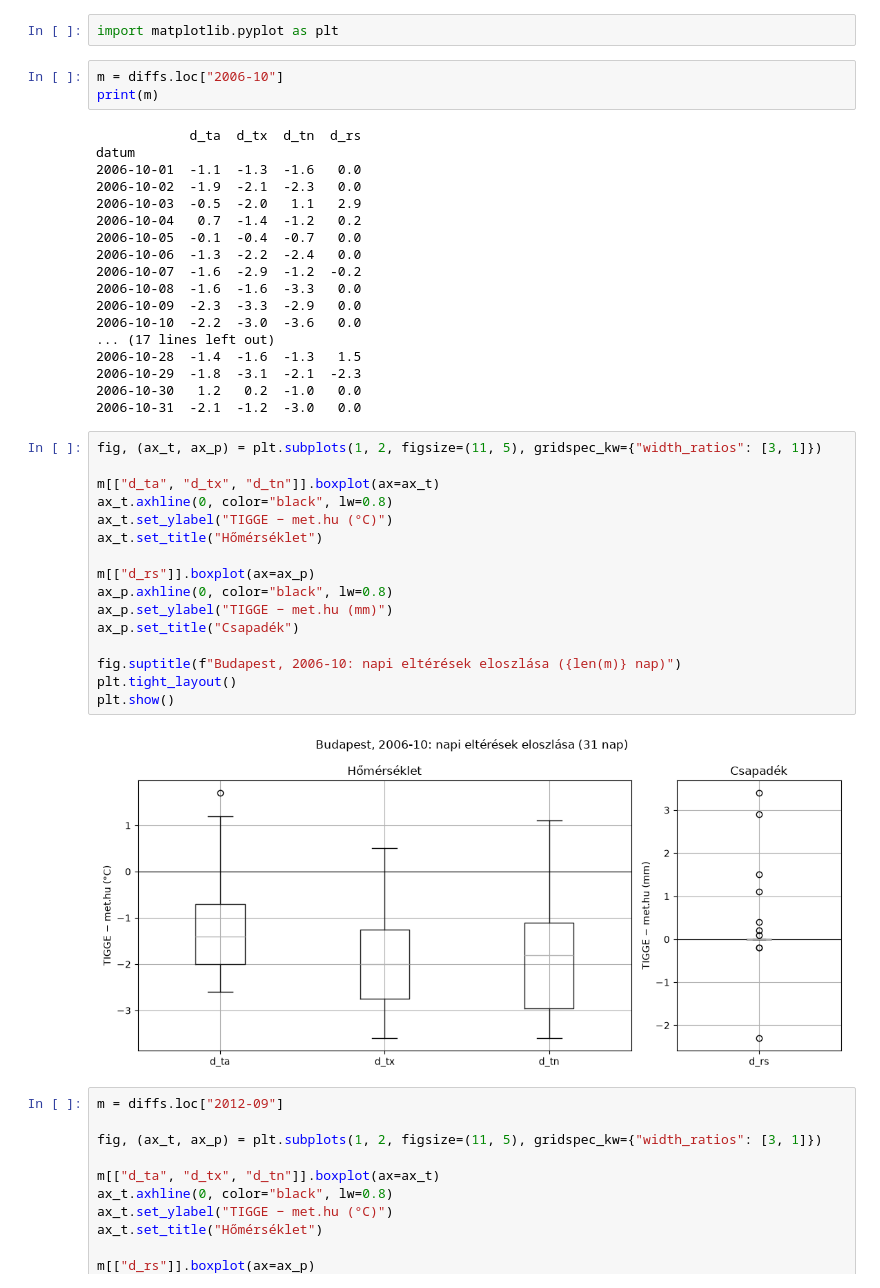
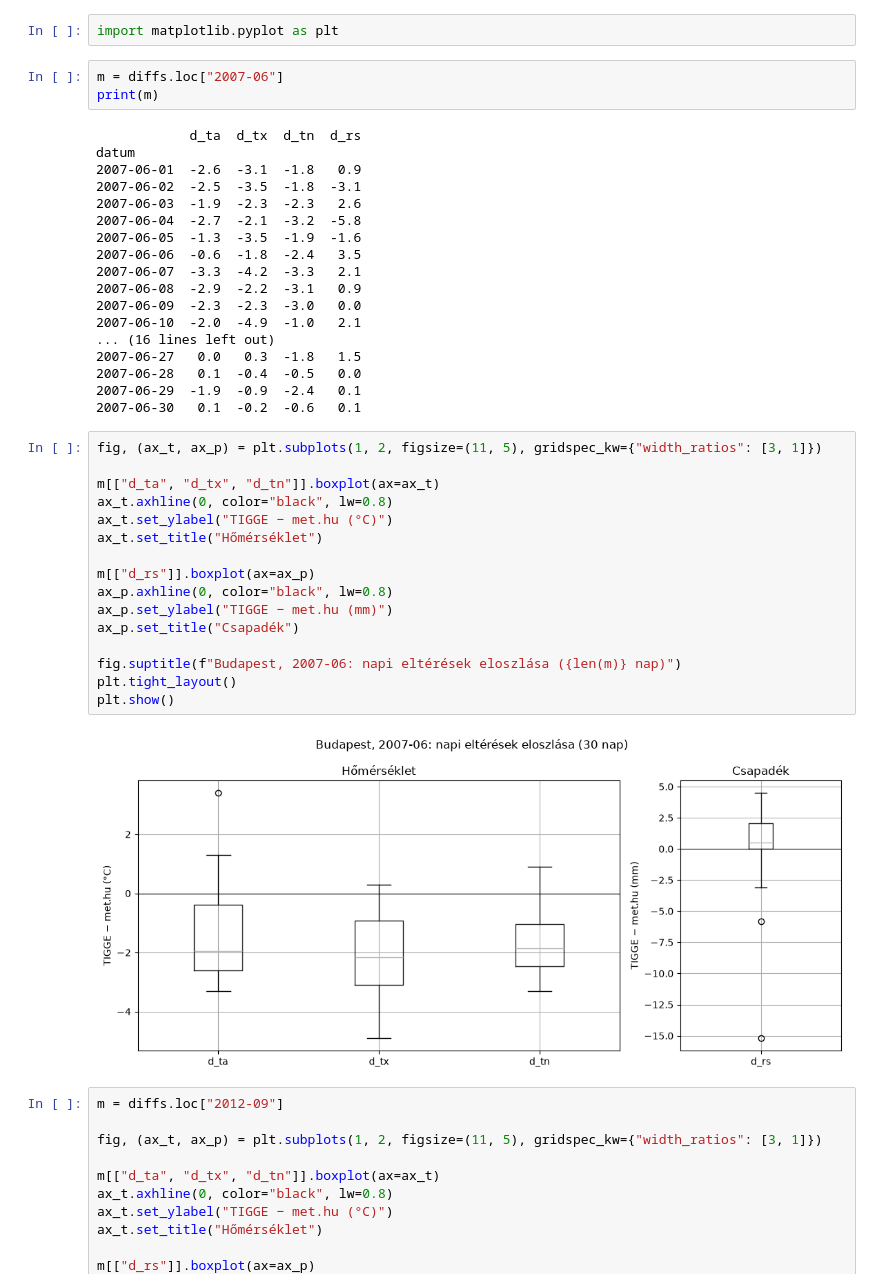
Before and after one commit to horvathcsaba0628/fisher_info_research, a Jupyter notebook: src/comparison_analying.ipynb, the cells around one changed output. Cells and saved outputs as stored; diff of their text form.

```diff
--- a/src/comparison_analying.ipynb
+++ b/src/comparison_analying.ipynb
@@ -213,44 +226,44 @@ Probáljunk vizualizálni!
 # %%
 import matplotlib.pyplot as plt
 # %%
-m = diffs.loc["2006-10"]
+m = diffs.loc["2007-06"]
 print(m)
 # %% [output]
             d_ta  d_tx  d_tn  d_rs
 datum
-2006-10-01  -1.1  -1.3  -1.6   0.0
-2006-10-02  -1.9  -2.1  -2.3   0.0
-2006-10-03  -0.5  -2.0   1.1   2.9
-2006-10-04   0.7  -1.4  -1.2   0.2
-2006-10-05  -0.1  -0.4  -0.7   0.0
-2006-10-06  -1.3  -2.2  -2.4   0.0
-2006-10-07  -1.6  -2.9  -1.2  -0.2
-2006-10-08  -1.6  -1.6  -3.3   0.0
-2006-10-09  -2.3  -3.3  -2.9   0.0
-2006-10-10  -2.2  -3.0  -3.6   0.0
-... (17 lines left out)
-2006-10-28  -1.4  -1.6  -1.3   1.5
-2006-10-29  -1.8  -3.1  -2.1  -2.3
-2006-10-30   1.2   0.2  -1.0   0.0
-2006-10-31  -2.1  -1.2  -3.0   0.0
+2007-06-01  -2.6  -3.1  -1.8   0.9
+2007-06-02  -2.5  -3.5  -1.8  -3.1
+2007-06-03  -1.9  -2.3  -2.3   2.6
+2007-06-04  -2.7  -2.1  -3.2  -5.8
+2007-06-05  -1.3  -3.5  -1.9  -1.6
+2007-06-06  -0.6  -1.8  -2.4   3.5
+2007-06-07  -3.3  -4.2  -3.3   2.1
+2007-06-08  -2.9  -2.2  -3.1   0.9
+2007-06-09  -2.3  -2.3  -3.0   0.0
+2007-06-10  -2.0  -4.9  -1.0   2.1
+... (16 lines left out)
+2007-06-27   0.0   0.3  -1.8   1.5
+2007-06-28   0.1  -0.4  -0.5   0.0
+2007-06-29  -1.9  -0.9  -2.4   0.1
+2007-06-30   0.1  -0.2  -0.6   0.1
 # %%
 fig, (ax_t, ax_p) = plt.subplots(1, 2, figsize=(11, 5), gridspec_kw={"width_ratios": [3, 1]})
 
 m[["d_ta", "d_tx", "d_tn"]].boxplot(ax=ax_t)
 ax_t.axhline(0, color="black", lw=0.8)
 ax_t.set_ylabel("TIGGE − met.hu (°C)")
 ax_t.set_title("Hőmérséklet")
 
 m[["d_rs"]].boxplot(ax=ax_p)
 ax_p.axhline(0, color="black", lw=0.8)
 ax_p.set_ylabel("TIGGE − met.hu (mm)")
 ax_p.set_title("Csapadék")
 
-fig.suptitle(f"Budapest, 2006-10: napi eltérések eloszlása ({len(m)} nap)")
+fig.suptitle(f"Budapest, 2007-06: napi eltérések eloszlása ({len(m)} nap)")
 plt.tight_layout()
 plt.show()
 # %% [output]
-[figure, old version]
+[figure, new version]
 # %%
 m = diffs.loc["2012-09"]
 
```
Also changed, not shown: parts of 16 cells of this notebook, 3 other files.
